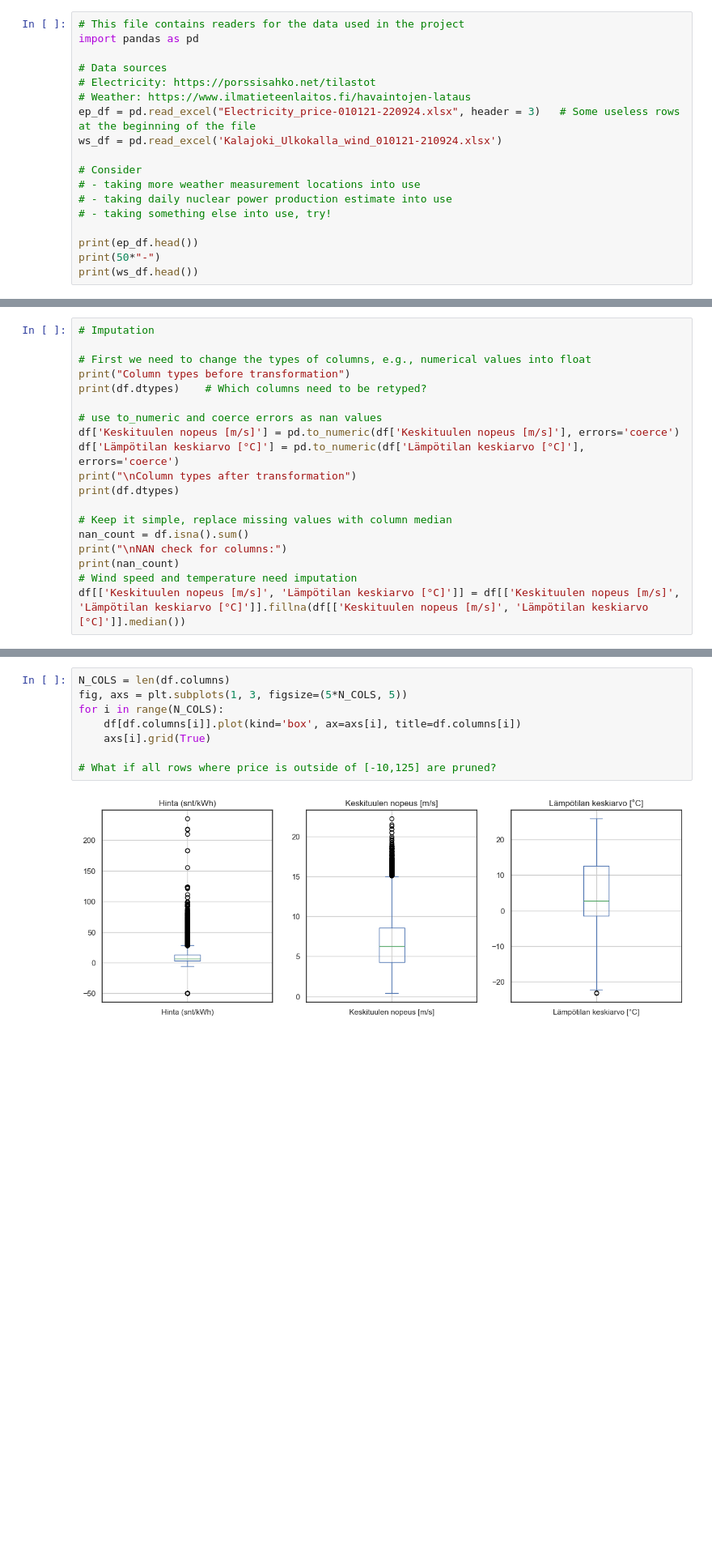
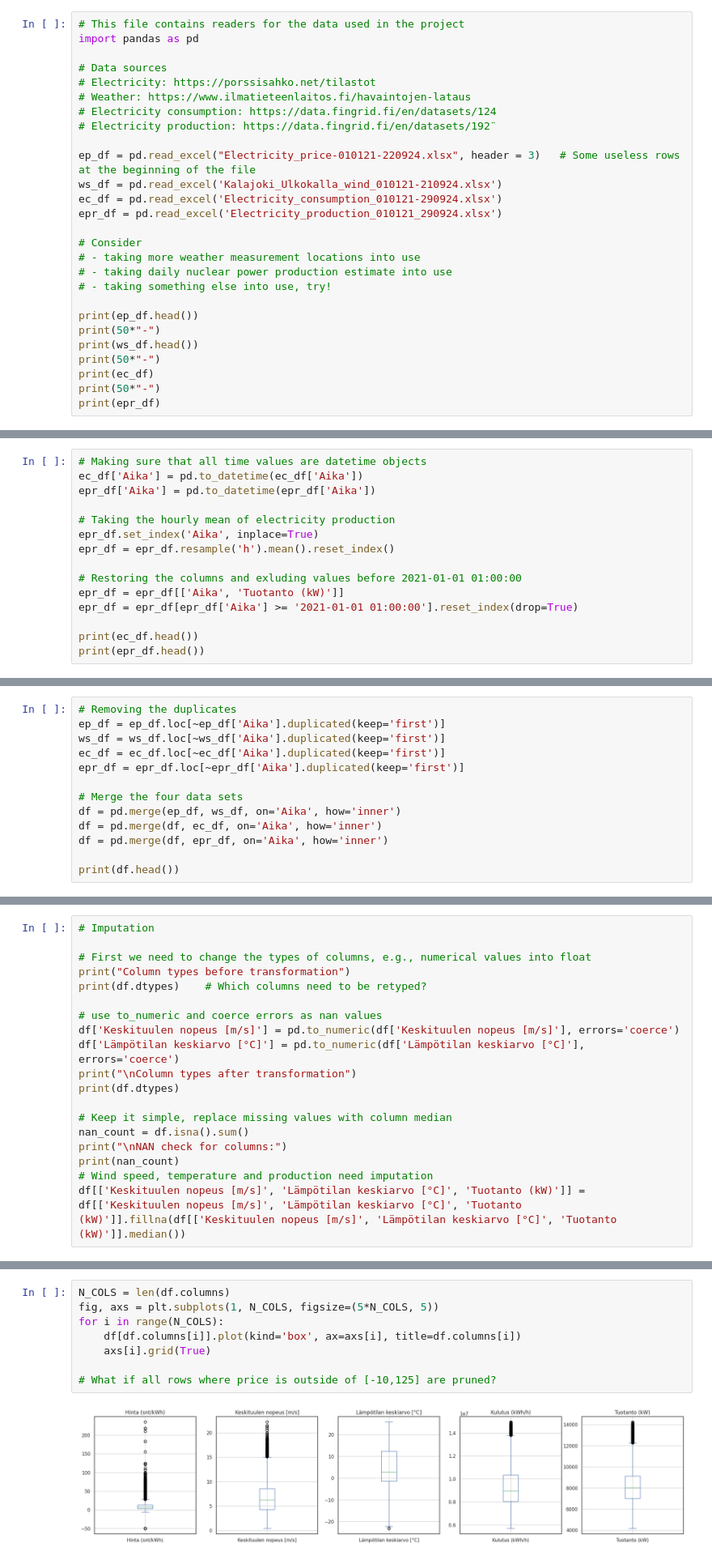
Before and after one commit to pirstov/Intro_to_DS_project, a Jupyter notebook: notebook.ipynb, the cells around one changed output, grey strips where cells are left out. Shown at 81% size. Saved outputs shown, nothing was run; the diff lists cells and outputs as text; blank space fills up the shorter version.

```diff
--- a/notebook.ipynb
+++ b/notebook.ipynb
@@ -5,8 +5,13 @@ import pandas as pd
 # Data sources
 # Electricity: https://porssisahko.net/tilastot
 # Weather: https://www.ilmatieteenlaitos.fi/havaintojen-lataus
+# Electricity consumption: https://data.fingrid.fi/en/datasets/124
+# Electricity production: https://data.fingrid.fi/en/datasets/192¨
+
 ep_df = pd.read_excel("Electricity_price-010121-220924.xlsx", header = 3)   # Some useless rows at the beginning of the file
 ws_df = pd.read_excel('Kalajoki_Ulkokalla_wind_010121-210924.xlsx')
+ec_df = pd.read_excel('Electricity_consumption_010121-290924.xlsx')
+epr_df = pd.read_excel('Electricity_production_010121_290924.xlsx')
 
 # Consider
 # - taking more weather measurement locations into use
@@ -16,6 +21,10 @@ ws_df = pd.read_excel('Kalajoki_Ulkokalla_wind_010121-210924.xlsx')
 print(ep_df.head())
 print(50*"-")
 print(ws_df.head())
+print(50*"-")
+print(ec_df)
+print(50*"-")
+print(epr_df)
 # %% [output]
                  Aika  Hinta (snt/kWh)
 0 2021-01-01 00:59:11            3.094
@@ -88,0 +121,15 @@ print(df.head())
+# %%
+# Making sure that all time values are datetime objects
+ec_df['Aika'] = pd.to_datetime(ec_df['Aika'])
+epr_df['Aika'] = pd.to_datetime(epr_df['Aika'])
+
+# Taking the hourly mean of electricity production
+epr_df.set_index('Aika', inplace=True)
+epr_df = epr_df.resample('h').mean().reset_index()
+
+# Restoring the columns and exluding values before 2021-01-01 01:00:00
+epr_df = epr_df[['Aika', 'Tuotanto (kW)']]
+epr_df = epr_df[epr_df['Aika'] >= '2021-01-01 01:00:00'].reset_index(drop=True)
+
+print(ec_df.head())
+print(epr_df.head())
@@ -88,0 +149,13 @@ print(df.head())
+# %%
+# Removing the duplicates
+ep_df = ep_df.loc[~ep_df['Aika'].duplicated(keep='first')]
+ws_df = ws_df.loc[~ws_df['Aika'].duplicated(keep='first')]
+ec_df = ec_df.loc[~ec_df['Aika'].duplicated(keep='first')]
+epr_df = epr_df.loc[~epr_df['Aika'].duplicated(keep='first')]
+
+# Merge the four data sets
+df = pd.merge(ep_df, ws_df, on='Aika', how='inner')
+df = pd.merge(df, ec_df, on='Aika', how='inner')
+df = pd.merge(df, epr_df, on='Aika', how='inner')
+
+print(df.head())
@@ -103,8 +190,8 @@ print(df.dtypes)
 nan_count = df.isna().sum()
 print("\nNAN check for columns:")
 print(nan_count)
-# Wind speed and temperature need imputation
-df[['Keskituulen nopeus [m/s]', 'Lämpötilan keskiarvo [°C]']] = df[['Keskituulen nopeus [m/s]', 'Lämpötilan keskiarvo [°C]']].fillna(df[['Keskituulen nopeus [m/s]', 'Lämpötilan keskiarvo [°C]']].median())
+# Wind speed, temperature and production need imputation
+df[['Keskituulen nopeus [m/s]', 'Lämpötilan keskiarvo [°C]', 'Tuotanto (kW)']] = df[['Keskituulen nopeus [m/s]', 'Lämpötilan keskiarvo [°C]', 'Tuotanto (kW)']].fillna(df[['Keskituulen nopeus [m/s]', 'Lämpötilan keskiarvo [°C]', 'Tuotanto (kW)']].median())
 # %% [output]
 Column types before transformation
 Aika                         datetime64[ns]
@@ -180,13 +264,13 @@ g.map_diag(sns.kdeplot, lw=1.5)
 # %%
 N_COLS = len(df.columns)
-fig, axs = plt.subplots(1, 3, figsize=(5*N_COLS, 5))
+fig, axs = plt.subplots(1, N_COLS, figsize=(5*N_COLS, 5))
 for i in range(N_COLS):
     df[df.columns[i]].plot(kind='box', ax=axs[i], title=df.columns[i])
     axs[i].grid(True)
 
 # What if all rows where price is outside of [-10,125] are pruned?
 # %% [output]
-[figure, old version]
+[figure, new version]
 # %%
 # What else
 # plot the quantities so that each graph is one day/week/month?
```
Also changed, not shown: parts of 11 cells of this notebook.
